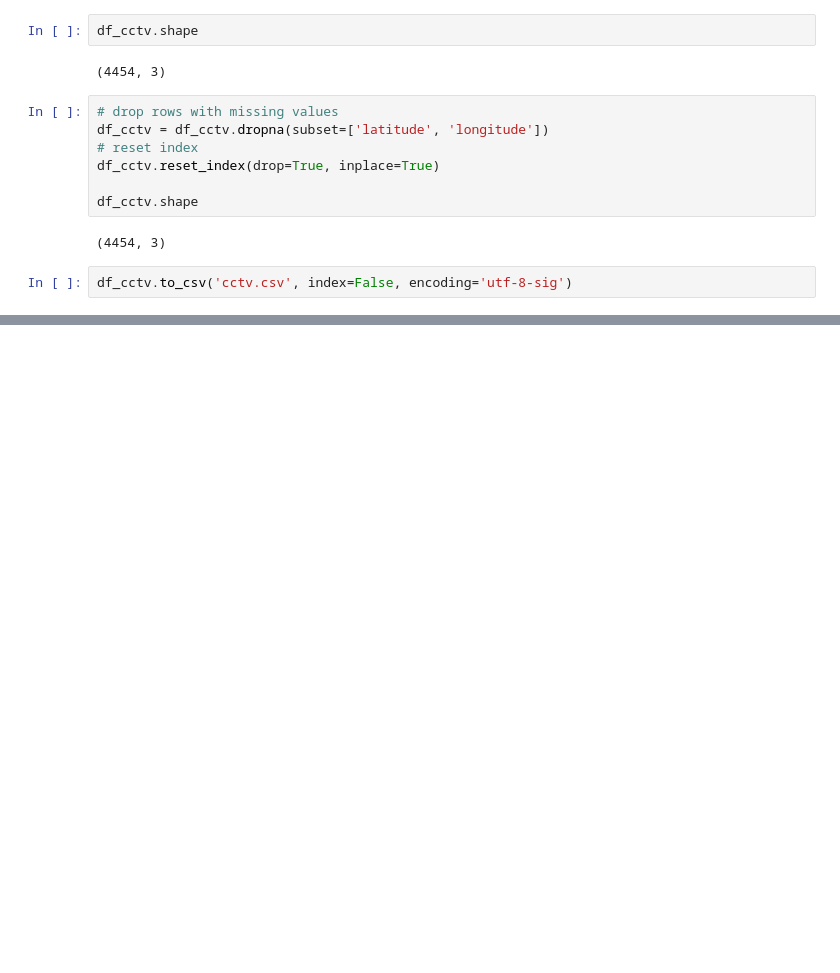
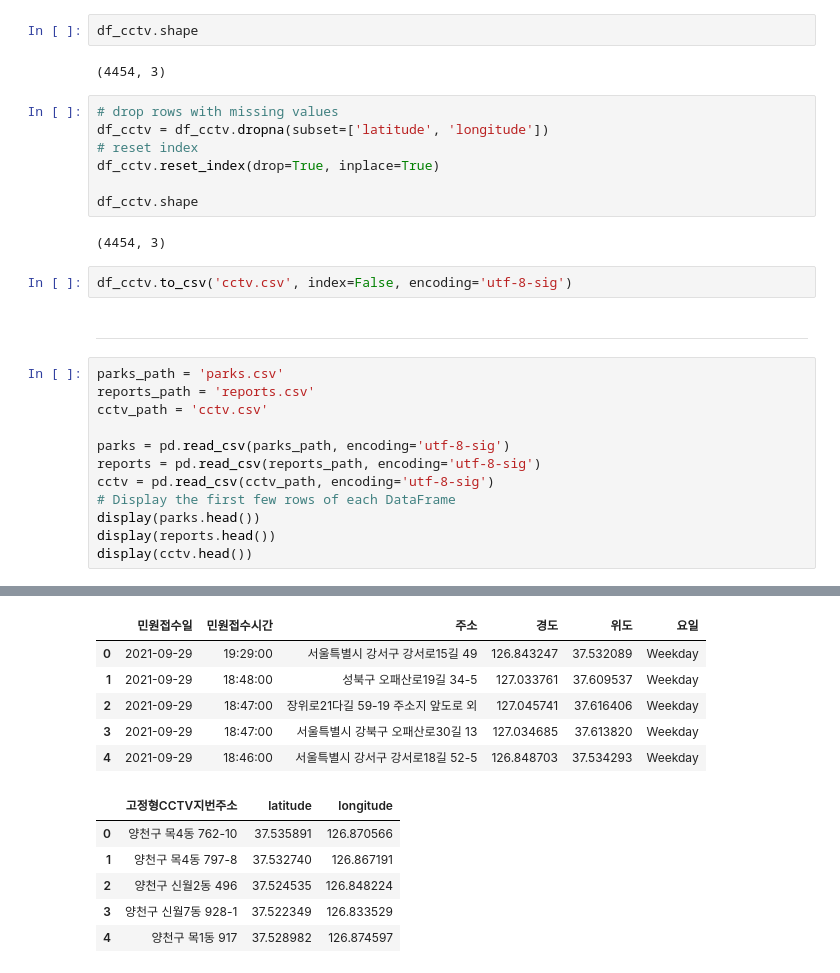
Before and after one commit to vxlmlxv/20251R0136COSE47101, a Jupyter notebook: cleaning.ipynb, the cells around one changed output, grey strips where cells are left out. Saved outputs shown, nothing was run; the diff lists cells and outputs as text; blank space fills up the shorter version.

```diff
--- a/cleaning.ipynb
+++ b/cleaning.ipynb
@@ -715,3 +715,18 @@ df_cctv.shape
 (4454, 3)
 # %%
 df_cctv.to_csv('cctv.csv', index=False, encoding='utf-8-sig')
+# %% [markdown]
+---
+# %%
+parks_path = 'parks.csv'
+reports_path = 'reports.csv'
+cctv_path = 'cctv.csv'
+
+parks = pd.read_csv(parks_path, encoding='utf-8-sig')
+reports = pd.read_csv(reports_path, encoding='utf-8-sig')
+cctv = pd.read_csv(cctv_path, encoding='utf-8-sig')
+# Display the first few rows of each DataFrame
+display(parks.head())
+display(reports.head())
+display(cctv.head())
+# %% [output]
@@ -717,0 +739,12 @@ df_cctv.to_csv('cctv.csv', index=False, encoding='utf-8-sig')
+|  | 민원접수일 | 민원접수시간 | 주소 | 경도 | 위도 | 요일 |
+| 0 | 2021-09-29 | 19:29:00 | 서울특별시 강서구 강서로15길 49 | 126.843247 | 37.532089 | Weekday |
+| 1 | 2021-09-29 | 18:48:00 | 성북구 오패산로19길 34-5 | 127.033761 | 37.609537 | Weekday |
+| 2 | 2021-09-29 | 18:47:00 | 장위로21다길 59-19 주소지 앞도로 외 | 127.045741 | 37.616406 | Weekday |
+| 3 | 2021-09-29 | 18:47:00 | 서울특별시 강북구 오패산로30길 13 | 127.034685 | 37.613820 | Weekday |
+| 4 | 2021-09-29 | 18:46:00 | 서울특별시 강서구 강서로18길 52-5 | 126.848703 | 37.534293 | Weekday |
+|  | 고정형CCTV지번주소 | latitude | longitude |
+| 0 | 양천구 목4동 762-10 | 37.535891 | 126.870566 |
+| 1 | 양천구 목4동 797-8 | 37.532740 | 126.867191 |
+| 2 | 양천구 신월2동 496 | 37.524535 | 126.848224 |
+| 3 | 양천구 신월7동 928-1 | 37.522349 | 126.833529 |
+| 4 | 양천구 목1동 917 | 37.528982 | 126.874597 |
```
Also changed, not shown: parts of 2 cells of this notebook, 1 other file.
